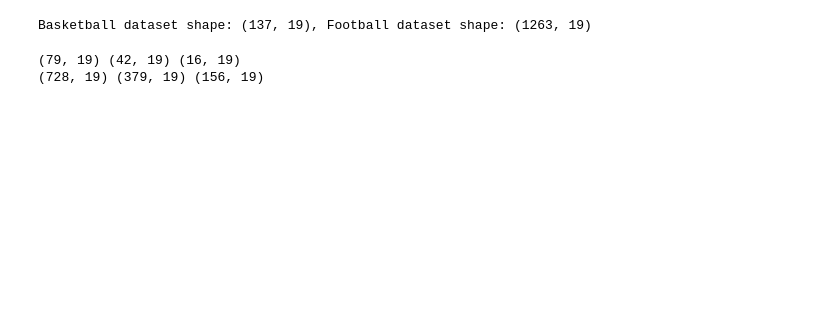
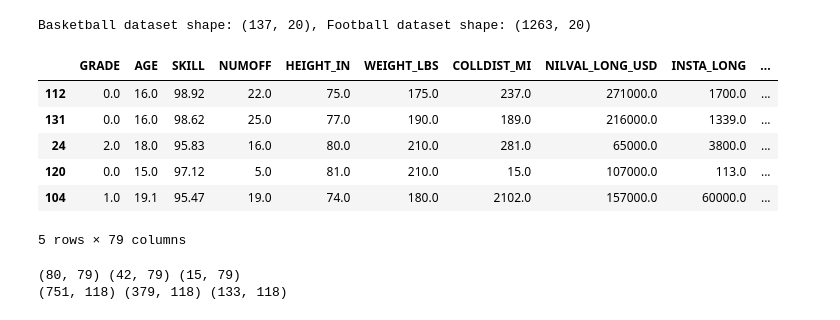
Before and after one commit to mvizzini951/MS2_NIL, a Jupyter notebook: supervised_cmf.ipynb, the cells around one changed output. Saved outputs shown, nothing was run; the diff lists cells and outputs as text; code cells hidden in the pictures; blank space fills up the shorter version.

```diff
--- a/supervised_cmf.ipynb
+++ b/supervised_cmf.ipynb
@@ -13,7 +18,8 @@ from python_scripts.traintestsplit import custom_train_test_split
 # Read in the cleaned CSV  for football
 df_bb = pd.read_csv("cleaned_files/basketball_clean_supervised.csv")
 df_fb = pd.read_csv("cleaned_files/football_clean_supervised.csv")
-
+df_bb = df_bb.drop(columns=['Unnamed: 0', 'NAME','SPORT','institution_name_short'])
+df_fb = df_fb.drop(columns=['Unnamed: 0', 'NAME','SPORT','institution_name_short'])
 print("Basketball dataset shape: {}, Football dataset shape: {}".format(df_bb.shape,df_fb.shape))
 # %% [output]
-Basketball dataset shape: (137, 19), Football dataset shape: (1263, 19)
+Basketball dataset shape: (137, 20), Football dataset shape: (1263, 20)
@@ -20,12 +35,21 @@ Basketball dataset shape: (137, 19), Football dataset shape: (1263, 19)
+# %%
+df_bb.sample(5)
+# %% [output]
+|  | GRADE | AGE | SKILL | NUMOFF | HEIGHT_IN | WEIGHT_LBS | COLLDIST_MI | NILVAL_LONG_USD | INSTA_LONG | ... |
+| 112 | 0.0 | 16.0 | 98.92 | 22.0 | 75.0 | 175.0 | 237.0 | 271000.0 | 1700.0 | ... |
+| 131 | 0.0 | 16.0 | 98.62 | 25.0 | 77.0 | 190.0 | 189.0 | 216000.0 | 1339.0 | ... |
+| 24 | 2.0 | 18.0 | 95.83 | 16.0 | 80.0 | 210.0 | 281.0 | 65000.0 | 3800.0 | ... |
+| 120 | 0.0 | 15.0 | 97.12 | 5.0 | 81.0 | 210.0 | 15.0 | 107000.0 | 113.0 | ... |
+| 104 | 1.0 | 19.1 | 95.47 | 19.0 | 74.0 | 180.0 | 2102.0 | 157000.0 | 60000.0 | ... |
+5 rows × 79 columns
 # %%
 # Split both dataset into Train, Test, and Validation sets
 
-X_valid_bb, y_valid_bb, X_train_bb, y_train_bb, X_test_bb, y_test_bb = custom_train_test_split(df_bb)
-X_valid_fb, y_valid_fb, X_train_fb, y_train_fb, X_test_fb, y_test_fb = custom_train_test_split(df_fb)
+X_train_bb, y_train_bb, X_valid_bb, y_valid_bb, X_test_bb, y_test_bb = custom_train_test_split(df_bb)
+X_train_fb, y_train_fb, X_valid_fb, y_valid_fb, X_test_fb, y_test_fb = custom_train_test_split(df_fb)
 
 print(X_train_bb.shape, X_test_bb.shape, X_valid_bb.shape)
 print(X_train_fb.shape, X_test_fb.shape, X_valid_fb.shape)
-#print()
 # %% [output]
-(79, 19) (42, 19) (16, 19)
-(728, 19) (379, 19) (156, 19)
+(80, 79) (42, 79) (15, 79)
+(751, 118) (379, 118) (133, 118)
```
Also changed, not shown: parts of 24 cells of this notebook.
